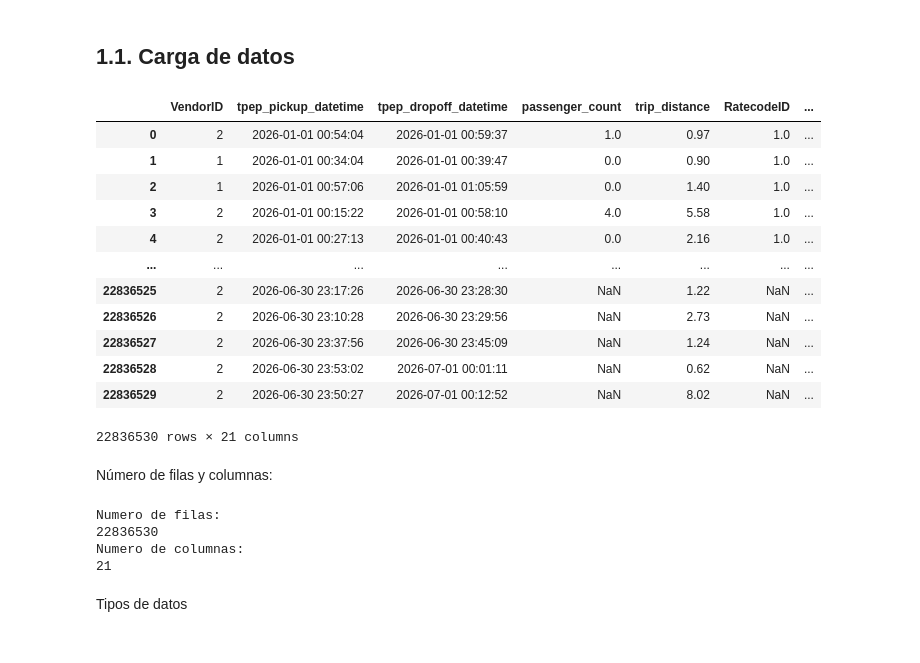
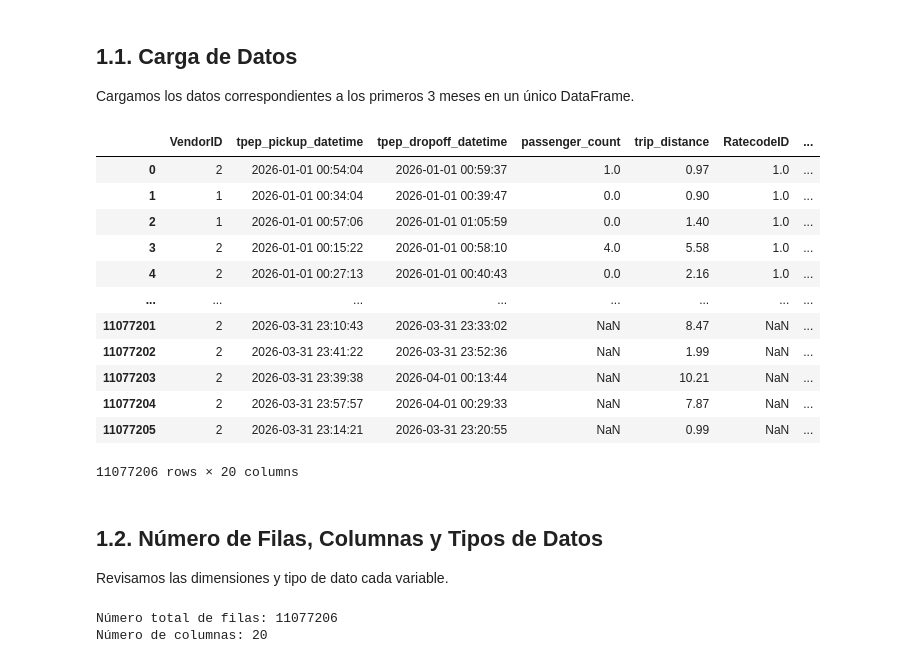
Before and after one commit to AxelPortal/MachineLearning_Proyecto, a Jupyter notebook: notebooks/01_exploracion_inicial.ipynb, the cells around one changed output. Cells and saved outputs as stored; diff of their text form; code cells hidden in the pictures.

```diff
--- a/notebooks/01_exploracion_inicial.ipynb
+++ b/notebooks/01_exploracion_inicial.ipynb
@@ -3,2 +5,3 @@
 # %% [markdown]
-## 1.1. Carga de datos
+## 1.1. Carga de Datos
+Cargamos los datos correspondientes a los primeros 3 meses en un único DataFrame.
@@ -5,36 +14,28 @@
 # %%
-import pandas as pd
-
-archivos = [f"../data/yellow_tripdata_2026-0{i}.parquet" for i in range(1, 7)]
-
+archivos = [f"../data/yellow_tripdata_2026-0{i}.parquet" for i in range (1,4)]
 df = pd.concat([pd.read_parquet(f) for f in archivos], ignore_index=True)
 
 df
 # %% [output]
 |  | VendorID | tpep_pickup_datetime | tpep_dropoff_datetime | passenger_count | trip_distance | RatecodeID | ... |
 | 0 | 2 | 2026-01-01 00:54:04 | 2026-01-01 00:59:37 | 1.0 | 0.97 | 1.0 | ... |
 | 1 | 1 | 2026-01-01 00:34:04 | 2026-01-01 00:39:47 | 0.0 | 0.90 | 1.0 | ... |
 | 2 | 1 | 2026-01-01 00:57:06 | 2026-01-01 01:05:59 | 0.0 | 1.40 | 1.0 | ... |
 | 3 | 2 | 2026-01-01 00:15:22 | 2026-01-01 00:58:10 | 4.0 | 5.58 | 1.0 | ... |
 | 4 | 2 | 2026-01-01 00:27:13 | 2026-01-01 00:40:43 | 0.0 | 2.16 | 1.0 | ... |
 | ... | ... | ... | ... | ... | ... | ... | ... |
-| 22836525 | 2 | 2026-06-30 23:17:26 | 2026-06-30 23:28:30 | NaN | 1.22 | NaN | ... |
-| 22836526 | 2 | 2026-06-30 23:10:28 | 2026-06-30 23:29:56 | NaN | 2.73 | NaN | ... |
-| 22836527 | 2 | 2026-06-30 23:37:56 | 2026-06-30 23:45:09 | NaN | 1.24 | NaN | ... |
-| 22836528 | 2 | 2026-06-30 23:53:02 | 2026-07-01 00:01:11 | NaN | 0.62 | NaN | ... |
-| 22836529 | 2 | 2026-06-30 23:50:27 | 2026-07-01 00:12:52 | NaN | 8.02 | NaN | ... |
+| 11077201 | 2 | 2026-03-31 23:10:43 | 2026-03-31 23:33:02 | NaN | 8.47 | NaN | ... |
+| 11077202 | 2 | 2026-03-31 23:41:22 | 2026-03-31 23:52:36 | NaN | 1.99 | NaN | ... |
+| 11077203 | 2 | 2026-03-31 23:39:38 | 2026-04-01 00:13:44 | NaN | 10.21 | NaN | ... |
+| 11077204 | 2 | 2026-03-31 23:57:57 | 2026-04-01 00:29:33 | NaN | 7.87 | NaN | ... |
+| 11077205 | 2 | 2026-03-31 23:14:21 | 2026-03-31 23:20:55 | NaN | 0.99 | NaN | ... |
-22836530 rows × 21 columns
+11077206 rows × 20 columns
-# %% [markdown]
-Número de filas y columnas:
+# %% [markdown]
+## 1.2. Número de Filas, Columnas y Tipos de Datos
+Revisamos las dimensiones y tipo de dato cada variable.
 # %%
-print("Numero de filas: ")
-print(df.shape[0])
-print("Numero de columnas: ")
-print(df.shape[1])
+print("Número total de filas:", df.shape[0])
+print("Número de columnas:", df.shape[1])
 # %% [output]
-Numero de filas:
-22836530
-Numero de columnas:
-21
+Número total de filas: 11077206
+Número de columnas: 20
-# %% [markdown]
-Tipos de datos
```
Also changed, not shown: parts of 20 cells of this notebook, 4 other files.
